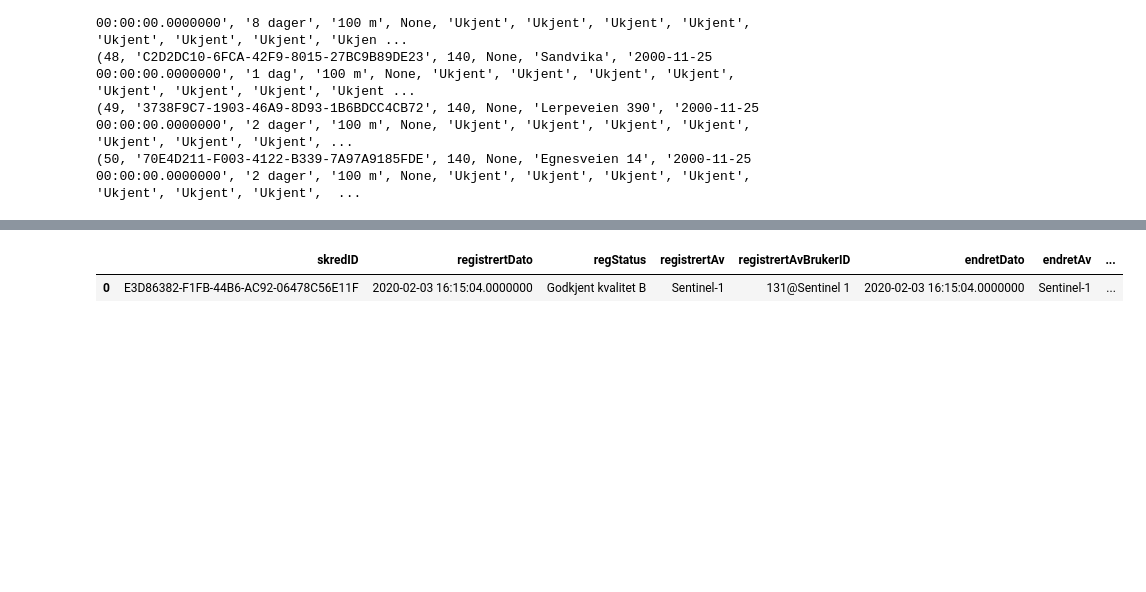
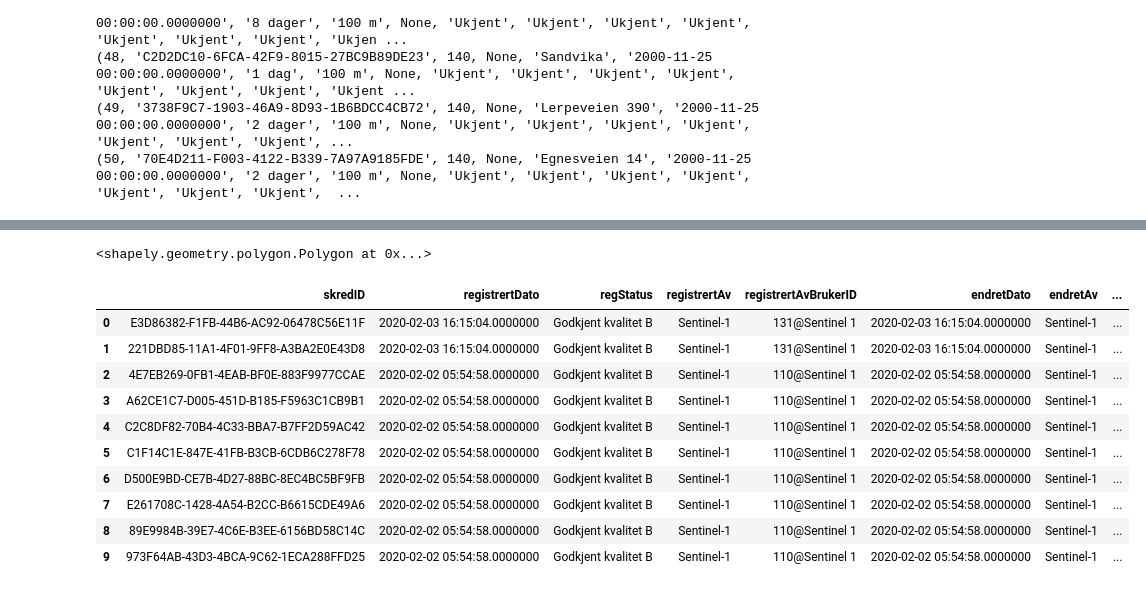
Before and after one commit to kmunve/APS, a Jupyter notebook: aps/satskred/import_skreddb/get_tst_skred_db.ipynb, the cells around one changed output, grey strips where cells are left out. Saved outputs shown, nothing was run; the diff lists cells and outputs as text; code cells hidden in the pictures; blank space fills up the shorter version.

```diff
--- a/aps/satskred/import_skreddb/get_tst_skred_db.ipynb
+++ b/aps/satskred/import_skreddb/get_tst_skred_db.ipynb
@@ -49,7 +48,7 @@ for row in cursor:
 from_date = "2020-04-01"
 to_date = "2020-04-30"
 
-sh_q = """SELECT TOP 10 [skredID]
+sh_q = """SELECT TOP 400 [skredID]
       ,[registrertDato]
       ,[regStatus]
       ,[skredTidspunkt]
@@ -59,7 +58,7 @@ sh_q = """SELECT TOP 10 [skredID]
       ,[registrertAvBrukerID]
       ,[skredType]
       ,[objektType]
-      ,[SHAPE].STGeometryN(1).ToString() AS geometry
+      ,[SHAPE].STGeometryN(1).ToString() AS SHAPE
   FROM {db_name}.{db_tbl}
   -- WHERE [registrertDato] >= '2020-04-21' AND [registrertDato] < '2020-04-30' AND [registrertAv] = 'Sentinel-1' -- AND [regStatus]!='Slettet'
   WHERE [registrertAv] = 'Sentinel-1'
@@ -68,7 +67,7 @@ sh_q = """SELECT TOP 10 [skredID]
 
 print(sh_q)
 
-ut_q = """SELECT TOP 1 [skredID]
+ut_q = """SELECT TOP 400 [skredID]
       ,[registrertDato]
       ,[regStatus]
       ,[registrertAv]
@@ -77,7 +76,7 @@ ut_q = """SELECT TOP 1 [skredID]
       ,[endretAv]
       ,[endretAvBrukerID]
       ,[rettighetsID]
-      ,[SHAPE].STGeometryN(1).ToString() AS geometry
+      ,[SHAPE].STGeometryN(1).ToString() AS SHAPE
   FROM {db_name}.{db_tbl}
   --WHERE [registrertDato] >= '2019-08-22' AND [registrertDato] < '2019-08-30' AND [regStatus] = 'Godkjent kvalitet B'
   --WHERE [registrertDato] >= '2020-01-05' AND [registrertDato] < '2020-01-08'
@@ -108,4 +107,5 @@ SELECT TOP 10 [skredID]
   WHERE [registrertAv] = 'Sentinel-1' --AND [regStatus] = 'Godkjent kvalitet B'
   ORDER BY [registrertDato] DESC
 # %%
-df = pd.read_sql_query(ut_q, conn)
+sh_df = pd.read_sql_query(sh_q, conn)
+ut_df = pd.read_sql_query(ut_q, conn)
@@ -122,11 +133,27 @@ Name: geometry, dtype: object
+# %%
+loads(ut_df['SHAPE'][0])
+# %% [output]
+<shapely.geometry.polygon.Polygon at 0x...>
+# %%
+sh_df['geometry'] = [loads(s) for s in sh_df['SHAPE']]
+ut_df['geometry'] = [loads(s) for s in ut_df['SHAPE']]
 # %%
 epsg = 32633
-#gdf = gpd.GeoDataFrame(df, geometry='geometry', crs={'init' :'epsg:' + str(epsg)})
-gdf = gpd.GeoDataFrame(df, crs={'init' :'epsg:' + str(epsg)})
+sh_gdf = gpd.GeoDataFrame(sh_df, crs={'init' :'epsg:' + str(epsg)})
+ut_gdf = gpd.GeoDataFrame(ut_df, crs={'init' :'epsg:' + str(epsg)})
 gdf
 # %% [output]
 |  | skredID | registrertDato | regStatus | registrertAv | registrertAvBrukerID | endretDato | endretAv | ... |
 | 0 | E3D86382-F1FB-44B6-AC92-06478C56E11F | 2020-02-03 16:15:04.0000000 | Godkjent kvalitet B | Sentinel-1 | 131@Sentinel 1 | 2020-02-03 16:15:04.0000000 | Sentinel-1 | ... |
+| 1 | 221DBD85-11A1-4F01-9FF8-A3BA2E0E43D8 | 2020-02-03 16:15:04.0000000 | Godkjent kvalitet B | Sentinel-1 | 131@Sentinel 1 | 2020-02-03 16:15:04.0000000 | Sentinel-1 | ... |
+| 2 | 4E7EB269-0FB1-4EAB-BF0E-883F9977CCAE | 2020-02-02 05:54:58.0000000 | Godkjent kvalitet B | Sentinel-1 | 110@Sentinel 1 | 2020-02-02 05:54:58.0000000 | Sentinel-1 | ... |
+| 3 | A62CE1C7-D005-451D-B185-F5963C1CB9B1 | 2020-02-02 05:54:58.0000000 | Godkjent kvalitet B | Sentinel-1 | 110@Sentinel 1 | 2020-02-02 05:54:58.0000000 | Sentinel-1 | ... |
+| 4 | C2C8DF82-70B4-4C33-BBA7-B7FF2D59AC42 | 2020-02-02 05:54:58.0000000 | Godkjent kvalitet B | Sentinel-1 | 110@Sentinel 1 | 2020-02-02 05:54:58.0000000 | Sentinel-1 | ... |
+| 5 | C1F14C1E-847E-41FB-B3CB-6CDB6C278F78 | 2020-02-02 05:54:58.0000000 | Godkjent kvalitet B | Sentinel-1 | 110@Sentinel 1 | 2020-02-02 05:54:58.0000000 | Sentinel-1 | ... |
+| 6 | D500E9BD-CE7B-4D27-88BC-8EC4BC5BF9FB | 2020-02-02 05:54:58.0000000 | Godkjent kvalitet B | Sentinel-1 | 110@Sentinel 1 | 2020-02-02 05:54:58.0000000 | Sentinel-1 | ... |
+| 7 | E261708C-1428-4A54-B2CC-B6615CDE49A6 | 2020-02-02 05:54:58.0000000 | Godkjent kvalitet B | Sentinel-1 | 110@Sentinel 1 | 2020-02-02 05:54:58.0000000 | Sentinel-1 | ... |
+| 8 | 89E9984B-39E7-4C6E-B3EE-6156BD58C14C | 2020-02-02 05:54:58.0000000 | Godkjent kvalitet B | Sentinel-1 | 110@Sentinel 1 | 2020-02-02 05:54:58.0000000 | Sentinel-1 | ... |
+| 9 | 973F64AB-43D3-4BCA-9C62-1ECA288FFD25 | 2020-02-02 05:54:58.0000000 | Godkjent kvalitet B | Sentinel-1 | 110@Sentinel 1 | 2020-02-02 05:54:58.0000000 | Sentinel-1 | ... |
 # %%
 fig, ax = plt.subplots(1, 1)
 
```
Also changed, not shown: parts of 10 cells of this notebook.
